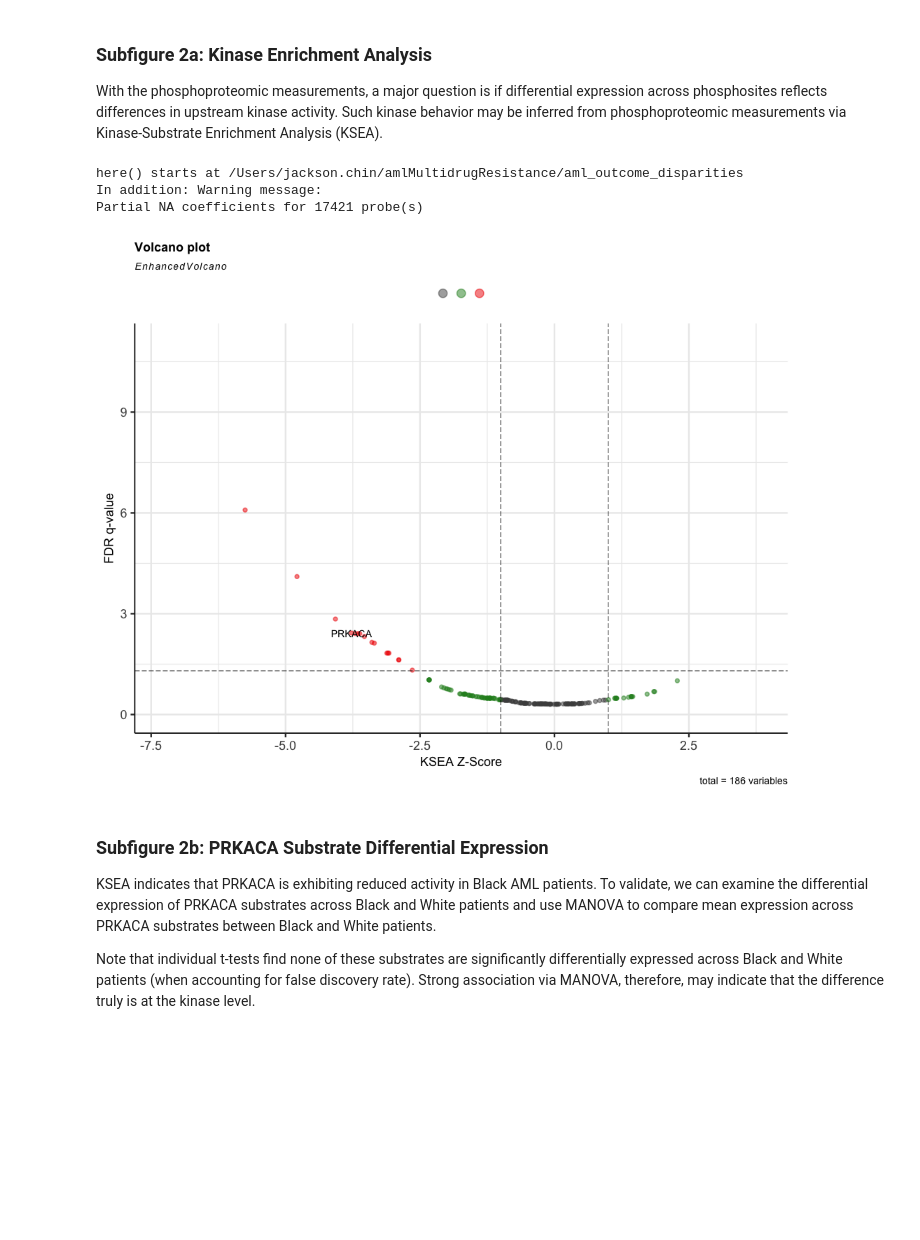
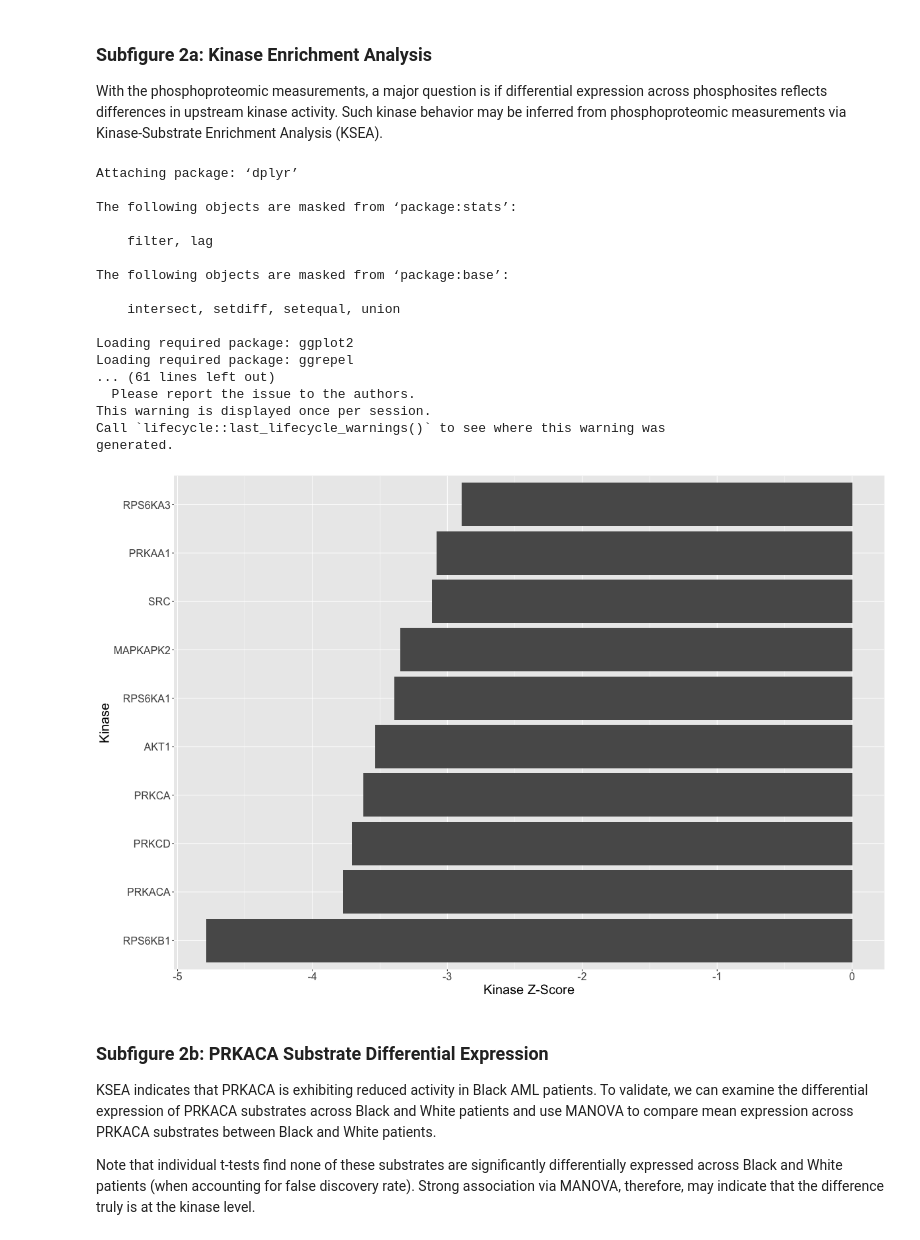
Before and after one commit to PNNL-CompBio/amlMultidrugResistance, a Jupyter notebook: aml_outcome_disparities/analysis/fig2/figure2.ipynb, the cells around one changed output. Drawn from its saved outputs; the diff is of its cells as text; code cells hidden in the pictures; blank space fills up the shorter version.

```diff
--- a/aml_outcome_disparities/analysis/fig2/figure2.ipynb
+++ b/aml_outcome_disparities/analysis/fig2/figure2.ipynb
@@ -24,9 +21,9 @@ meta = import_meta()
 
 # Load in datasets using Python-based functions and concatenate BeatAML 210
 # and Pilot cohorts
-global_prot = import_global(pre_corrected=False)
+global_prot = import_global()
 global_prot = pd.concat(global_prot, axis=0)
-phospho = import_phospho(pre_corrected=False)
+phospho = import_phospho()
 phospho = pd.concat(phospho, axis=0)
 phospho.columns = phospho.columns.str.replace("-", ".")
 
@@ -62,18 +59,32 @@ Welcome, JLChin!
 ### Subfigure 2a: Kinase Enrichment Analysis
 With the phosphoproteomic measurements, a major question is if differential expression across phosphosites reflects differences in upstream kinase activity. Such kinase behavior may be inferred from phosphoproteomic measurements via Kinase-Substrate Enrichment Analysis (KSEA).
 # %%
-%%R -w 1000 -h 800 -u px -i phospho_r -i meta_r
+%%R -w 1200 -h 800 -u px -i phospho_r -i meta_r
 source("../../src/r/proteomics/run_ksea.R")
 ksea_res <- run_ksea(phospho_r, meta_r)
 ksea_table <- ksea_res$table
 write.csv(ksea_res$table, "ksea_results.csv", row.names = FALSE)
-write.csv(ksea_res$links, "Kinase-Substrate Links.csv", row.names = FALSE)
-ksea_res$volcano
+write.csv(ksea_res$links, "../../src/python/data/Kinase-Substrate Links.csv", row.names = FALSE)
+ksea_res$bar_chart
 # %% [output]
-here() starts at /Users/jackson.chin/amlMultidrugResistance/aml_outcome_disparities
-In addition: Warning message:
-Partial NA coefficients for 17421 probe(s)
+Attaching package: ‘dplyr’
+
+The following objects are masked from ‘package:stats’:
+
+    filter, lag
+
+The following objects are masked from ‘package:base’:
+
+    intersect, setdiff, setequal, union
+
+Loading required package: ggplot2
+Loading required package: ggrepel
+... (61 lines left out)
+  Please report the issue to the authors.
+This warning is displayed once per session.
+Call `lifecycle::last_lifecycle_warnings()` to see where this warning was
+generated.
-[figure, old version]
+[figure, new version]
 # %% [markdown]
 ### Subfigure 2b: PRKACA Substrate Differential Expression
 KSEA indicates that PRKACA is exhibiting reduced activity in Black AML patients. To validate, we can examine the differential expression of PRKACA substrates across Black and White patients and use MANOVA to compare mean expression across PRKACA substrates between Black and White patients.
```
Also changed, not shown: parts of 9 cells of this notebook, 3 other files.
